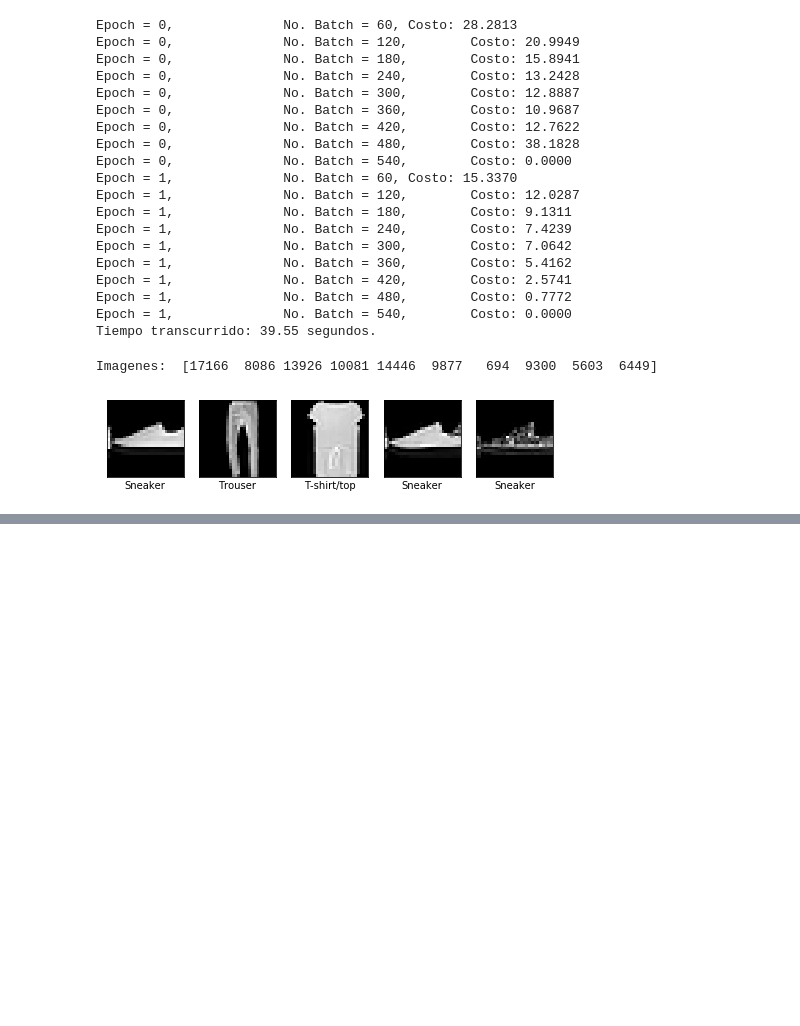
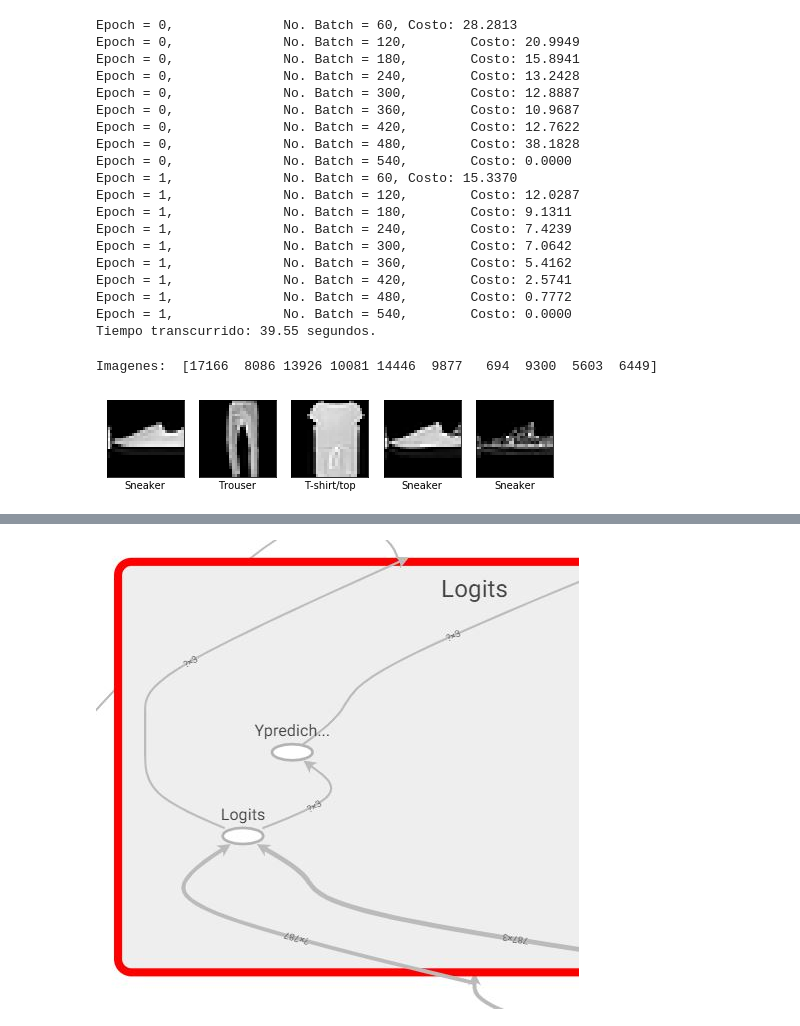
Before and after one commit to dvallesc/practica4-statisticalLearning, a Jupyter notebook: Practica4_DiegoValle_20003022.ipynb, the cells around one changed output, grey strips where cells are left out. Cells and saved outputs as stored; diff of their text form; code cells hidden in the pictures; blank space fills up the shorter version.

```diff
--- a/Practica4_DiegoValle_20003022.ipynb
+++ b/Practica4_DiegoValle_20003022.ipynb
@@ -225,0 +245,4 @@ Imagenes:  [17166  8086 13926 10081 14446  9877   694  9300  5603  6449]
+# %%
+Image(filename="logits.jpg")
+# %% [output]
+[figure, added]
```
Also changed, not shown: parts of 12 cells of this notebook.
